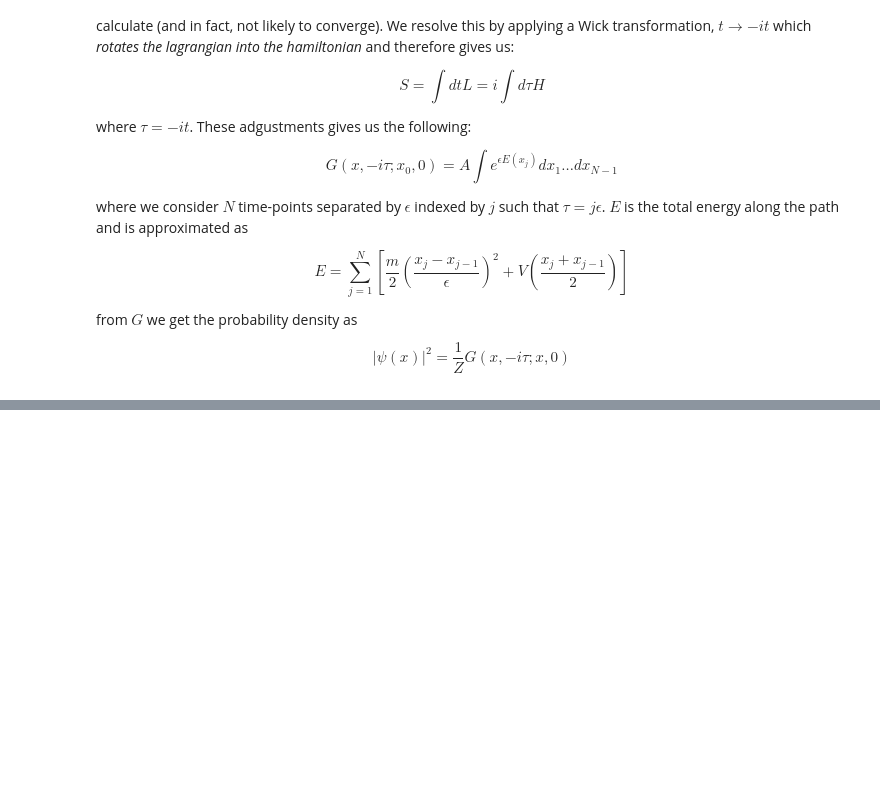
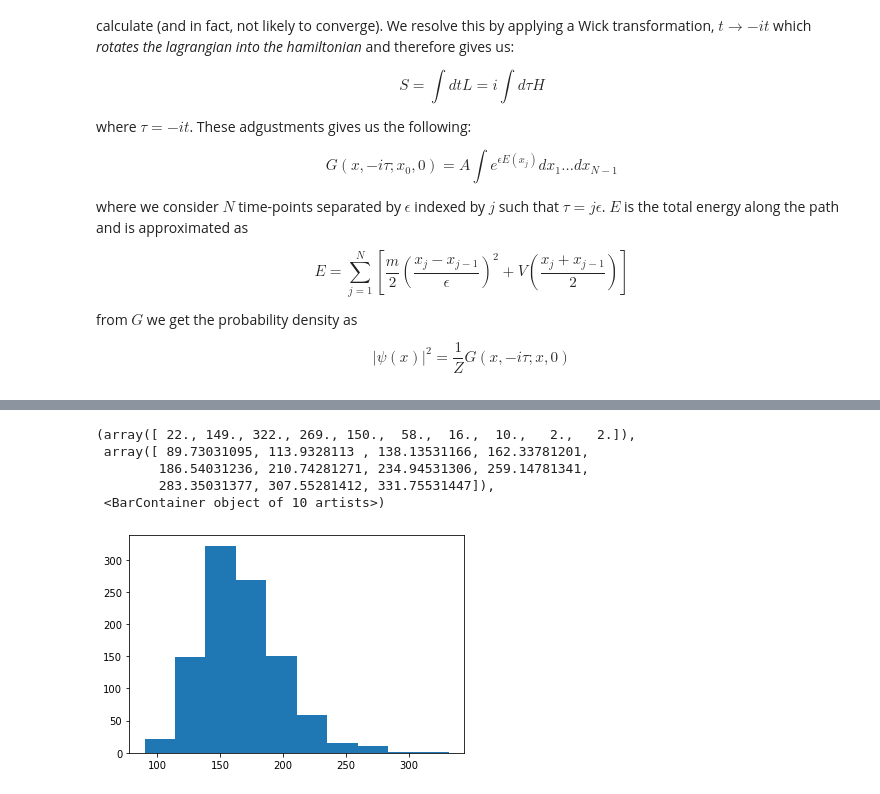
Before and after one commit to theheavygluon/FeynmanPathIntegral, a Jupyter notebook: Path Integral Shit.ipynb, the cells around one changed output, grey strips where cells are left out. Drawn from its saved outputs; the diff is of its cells as text; code cells hidden in the pictures; blank space fills up the shorter version.

```diff
--- a/Path Integral Shit.ipynb
+++ b/Path Integral Shit.ipynb
@@ -127,0 +148,11 @@ plt.plot(b,color='black')
+# %%
+test1 = [energy(MCMC(stats.maxwell.pdf,3, 1)) for i in range(1000)]
+# %%
+plt.hist(test1)
+# %% [output]
+(array([ 22., 149., 322., 269., 150.,  58.,  16.,  10.,   2.,   2.]),
+ array([ 89.73031095, 113.9328113 , 138.13531166, 162.33781201,
+        186.54031236, 210.74281271, 234.94531306, 259.14781341,
+        283.35031377, 307.55281412, 331.75531447]),
+ <BarContainer object of 10 artists>)
+[figure, added]
```
Also changed, not shown: parts of 14 cells of this notebook.
